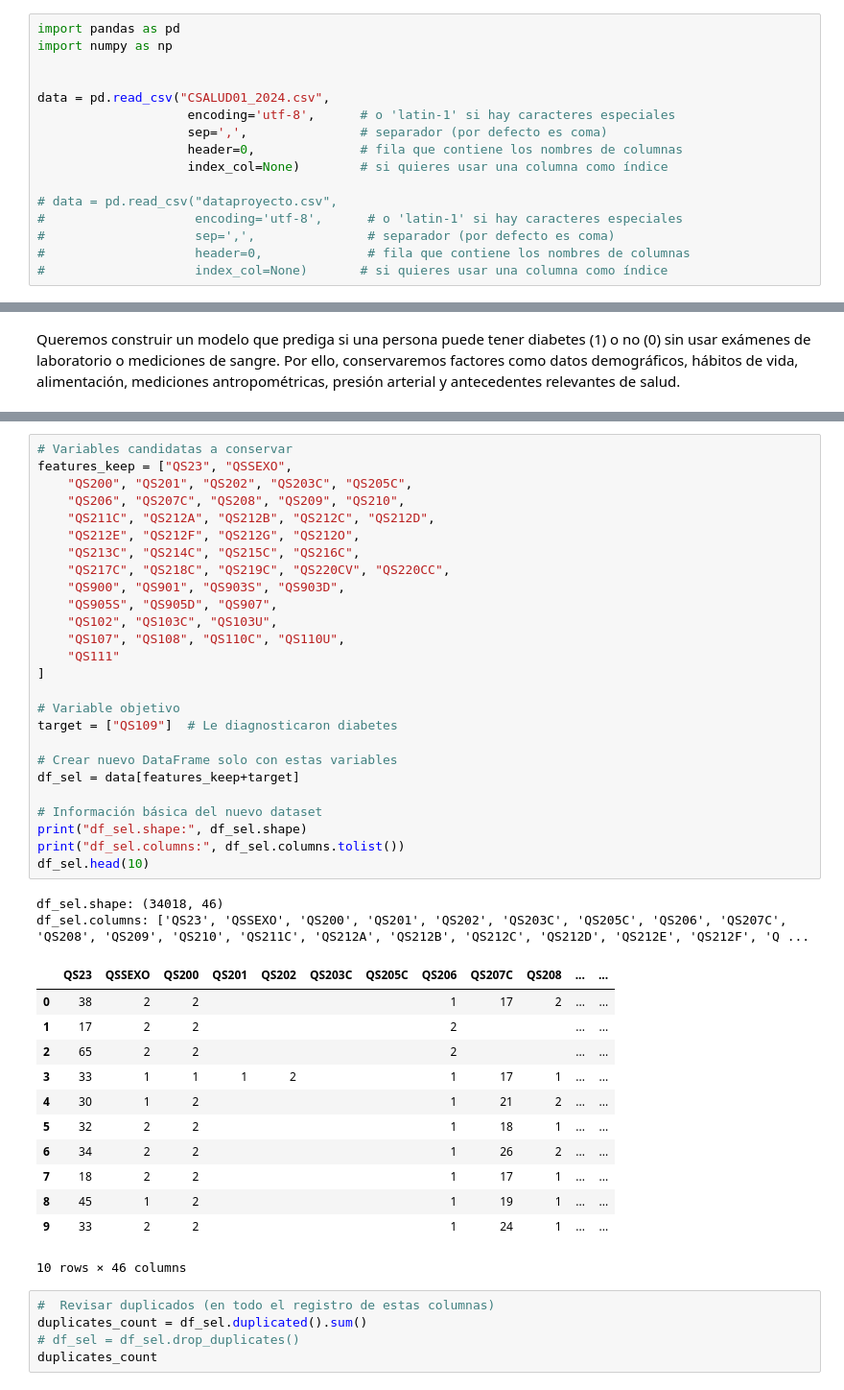
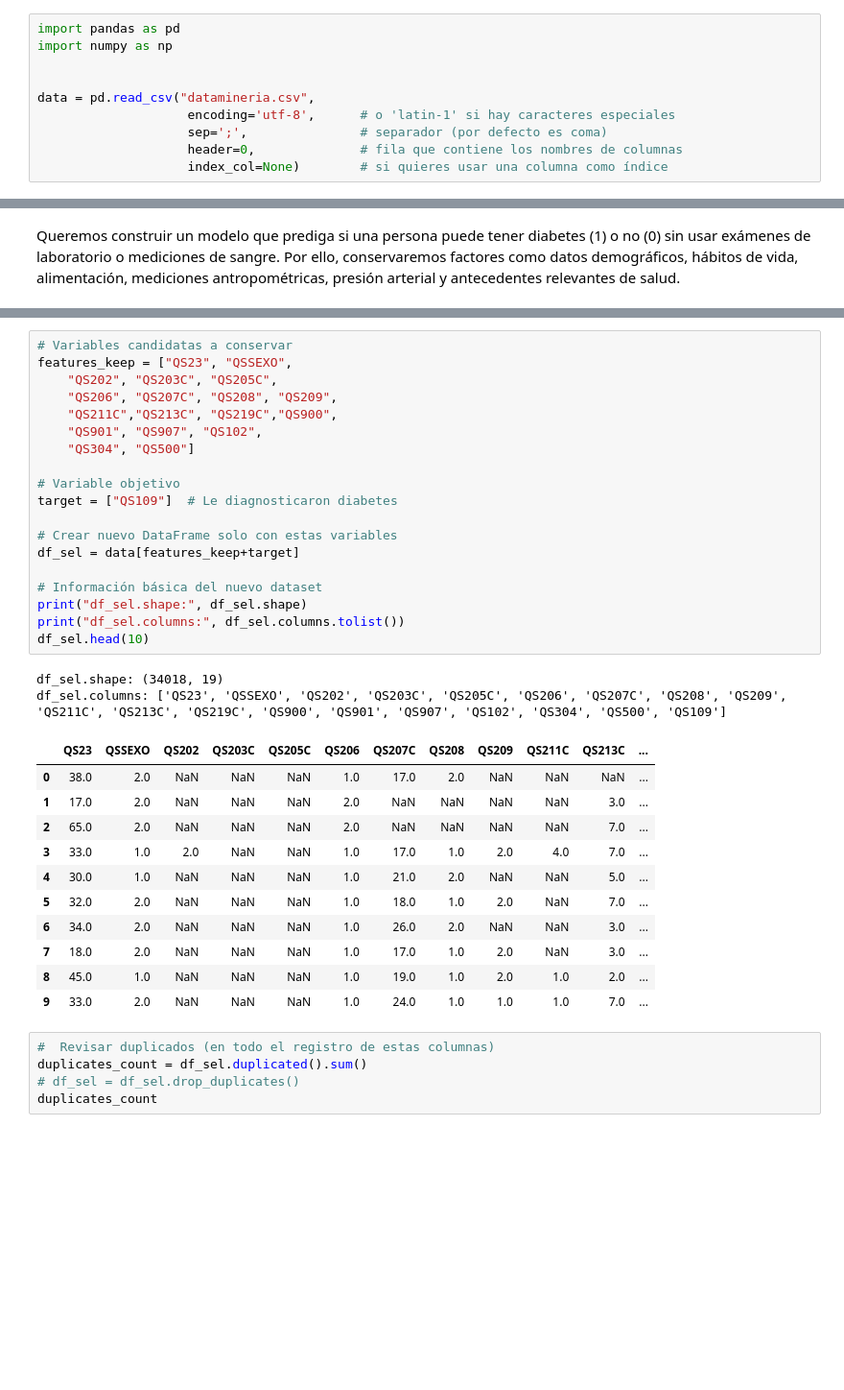
Before and after one commit to PieroLan/proyecto-data-mineria, a Jupyter notebook: notebooks/proyecto-grupal/procesamiento_data_diabetes.ipynb, the cells around one changed output, grey strips where cells are left out. Shown at 96% size. Drawn from its saved outputs; the diff is of its cells as text; blank space fills up the shorter version.

```diff
--- a/notebooks/proyecto-grupal/procesamiento_data_diabetes.ipynb
+++ b/notebooks/proyecto-grupal/procesamiento_data_diabetes.ipynb
@@ -20,17 +20,11 @@ import pandas as pd
 import numpy as np
 
 
-data = pd.read_csv("CSALUD01_2024.csv",
+data = pd.read_csv("datamineria.csv",
                     encoding='utf-8',      # o 'latin-1' si hay caracteres especiales
-                    sep=',',               # separador (por defecto es coma)
+                    sep=';',               # separador (por defecto es coma)
                     header=0,              # fila que contiene los nombres de columnas
                     index_col=None)        # si quieres usar una columna como índice
-
-# data = pd.read_csv("dataproyecto.csv",
-#                    encoding='utf-8',      # o 'latin-1' si hay caracteres especiales
-#                    sep=',',               # separador (por defecto es coma)
-#                    header=0,              # fila que contiene los nombres de columnas
-#                    index_col=None)       # si quieres usar una columna como índice
 # %%
 # Resumen general
 data.info()
@@ -465,44 +448,36 @@ Estas sí son relevantes porque se relacionan directamente con factores de riesg
 # %%
 # Variables candidatas a conservar
 features_keep = ["QS23", "QSSEXO",
-    "QS200", "QS201", "QS202", "QS203C", "QS205C",
-    "QS206", "QS207C", "QS208", "QS209", "QS210",
-    "QS211C", "QS212A", "QS212B", "QS212C", "QS212D",
-    "QS212E", "QS212F", "QS212G", "QS212O",
-    "QS213C", "QS214C", "QS215C", "QS216C",
-    "QS217C", "QS218C", "QS219C", "QS220CV", "QS220CC",
-    "QS900", "QS901", "QS903S", "QS903D",
-    "QS905S", "QS905D", "QS907",
-    "QS102", "QS103C", "QS103U",
-    "QS107", "QS108", "QS110C", "QS110U",
-    "QS111"
-]
+    "QS202", "QS203C", "QS205C",
+    "QS206", "QS207C", "QS208", "QS209",
+    "QS211C","QS213C", "QS219C","QS900",
+    "QS901", "QS907", "QS102",
+    "QS304", "QS500"]
 
 # Variable objetivo
 target = ["QS109"]  # Le diagnosticaron diabetes
 
 # Crear nuevo DataFrame solo con estas variables
 df_sel = data[features_keep+target]
 
 # Información básica del nuevo dataset
 print("df_sel.shape:", df_sel.shape)
 print("df_sel.columns:", df_sel.columns.tolist())
 df_sel.head(10)
 # %% [output]
-df_sel.shape: (34018, 46)
-df_sel.columns: ['QS23', 'QSSEXO', 'QS200', 'QS201', 'QS202', 'QS203C', 'QS205C', 'QS206', 'QS207C', 'QS208', 'QS209', 'QS210', 'QS211C', 'QS212A', 'QS212B', 'QS212C', 'QS212D', 'QS212E', 'QS212F', 'Q ...
+df_sel.shape: (34018, 19)
+df_sel.columns: ['QS23', 'QSSEXO', 'QS202', 'QS203C', 'QS205C', 'QS206', 'QS207C', 'QS208', 'QS209', 'QS211C', 'QS213C', 'QS219C', 'QS900', 'QS901', 'QS907', 'QS102', 'QS304', 'QS500', 'QS109']
-|  | QS23 | QSSEXO | QS200 | QS201 | QS202 | QS203C | QS205C | QS206 | QS207C | QS208 | ... | ... |
-| 0 | 38 | 2 | 2 |  |  |  |  | 1 | 17 | 2 | ... | ... |
-| 1 | 17 | 2 | 2 |  |  |  |  | 2 |  |  | ... | ... |
-| 2 | 65 | 2 | 2 |  |  |  |  | 2 |  |  | ... | ... |
-| 3 | 33 | 1 | 1 | 1 | 2 |  |  | 1 | 17 | 1 | ... | ... |
-| 4 | 30 | 1 | 2 |  |  |  |  | 1 | 21 | 2 | ... | ... |
-| 5 | 32 | 2 | 2 |  |  |  |  | 1 | 18 | 1 | ... | ... |
-| 6 | 34 | 2 | 2 |  |  |  |  | 1 | 26 | 2 | ... | ... |
-| 7 | 18 | 2 | 2 |  |  |  |  | 1 | 17 | 1 | ... | ... |
-| 8 | 45 | 1 | 2 |  |  |  |  | 1 | 19 | 1 | ... | ... |
-| 9 | 33 | 2 | 2 |  |  |  |  | 1 | 24 | 1 | ... | ... |
+|  | QS23 | QSSEXO | QS202 | QS203C | QS205C | QS206 | QS207C | QS208 | QS209 | QS211C | QS213C | ... |
+| 0 | 38.0 | 2.0 | NaN | NaN | NaN | 1.0 | 17.0 | 2.0 | NaN | NaN | NaN | ... |
+| 1 | 17.0 | 2.0 | NaN | NaN | NaN | 2.0 | NaN | NaN | NaN | NaN | 3.0 | ... |
+| 2 | 65.0 | 2.0 | NaN | NaN | NaN | 2.0 | NaN | NaN | NaN | NaN | 7.0 | ... |
+| 3 | 33.0 | 1.0 | 2.0 | NaN | NaN | 1.0 | 17.0 | 1.0 | 2.0 | 4.0 | 7.0 | ... |
+| 4 | 30.0 | 1.0 | NaN | NaN | NaN | 1.0 | 21.0 | 2.0 | NaN | NaN | 5.0 | ... |
+| 5 | 32.0 | 2.0 | NaN | NaN | NaN | 1.0 | 18.0 | 1.0 | 2.0 | NaN | 7.0 | ... |
+| 6 | 34.0 | 2.0 | NaN | NaN | NaN | 1.0 | 26.0 | 2.0 | NaN | NaN | 3.0 | ... |
+| 7 | 18.0 | 2.0 | NaN | NaN | NaN | 1.0 | 17.0 | 1.0 | 2.0 | NaN | 3.0 | ... |
+| 8 | 45.0 | 1.0 | NaN | NaN | NaN | 1.0 | 19.0 | 1.0 | 2.0 | 1.0 | 2.0 | ... |
+| 9 | 33.0 | 2.0 | NaN | NaN | NaN | 1.0 | 24.0 | 1.0 | 1.0 | 1.0 | 7.0 | ... |
-10 rows × 46 columns
 # %%
 #  Revisar duplicados (en todo el registro de estas columnas)
 duplicates_count = df_sel.duplicated().sum()
```
Also changed, not shown: parts of 24 cells of this notebook, 5 other files.
